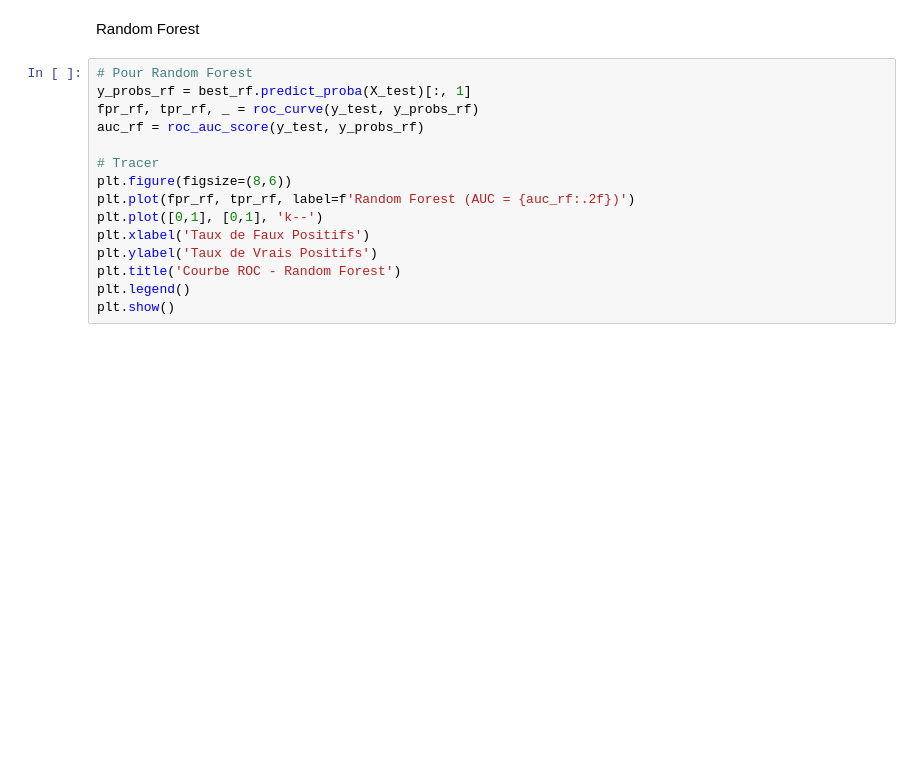
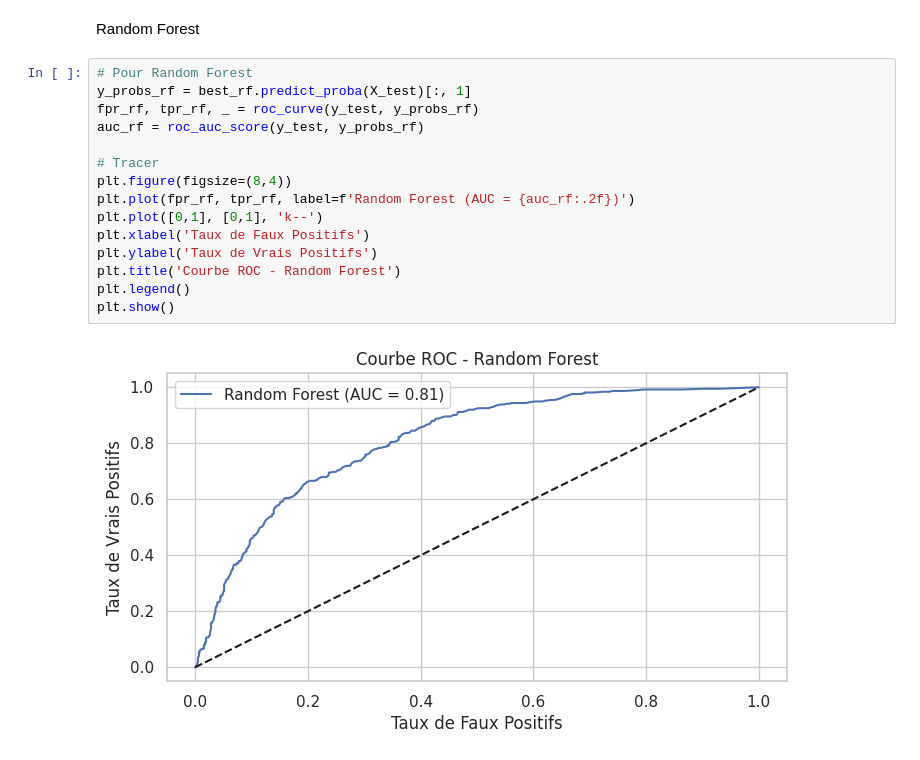
Before and after one commit to ihssane2002/Customer-Churn-Analysis-and-Prediction-, a Jupyter notebook: Customer_Churn_Analysis_and_Prediction.ipynb, the cells around one changed output. Drawn from its saved outputs; the diff is of its cells as text; blank space fills up the shorter version.

```diff
--- a/Customer_Churn_Analysis_and_Prediction.ipynb
+++ b/Customer_Churn_Analysis_and_Prediction.ipynb
@@ -943,15 +1017,17 @@ Random Forest
 # %%
 # Pour Random Forest
 y_probs_rf = best_rf.predict_proba(X_test)[:, 1]
 fpr_rf, tpr_rf, _ = roc_curve(y_test, y_probs_rf)
 auc_rf = roc_auc_score(y_test, y_probs_rf)
 
 # Tracer
-plt.figure(figsize=(8,6))
+plt.figure(figsize=(8,4))
 plt.plot(fpr_rf, tpr_rf, label=f'Random Forest (AUC = {auc_rf:.2f})')
 plt.plot([0,1], [0,1], 'k--')
 plt.xlabel('Taux de Faux Positifs')
 plt.ylabel('Taux de Vrais Positifs')
 plt.title('Courbe ROC - Random Forest')
 plt.legend()
 plt.show()
+# %% [output]
+[figure, added]
```
Also changed, not shown: parts of 7 cells of this notebook.
